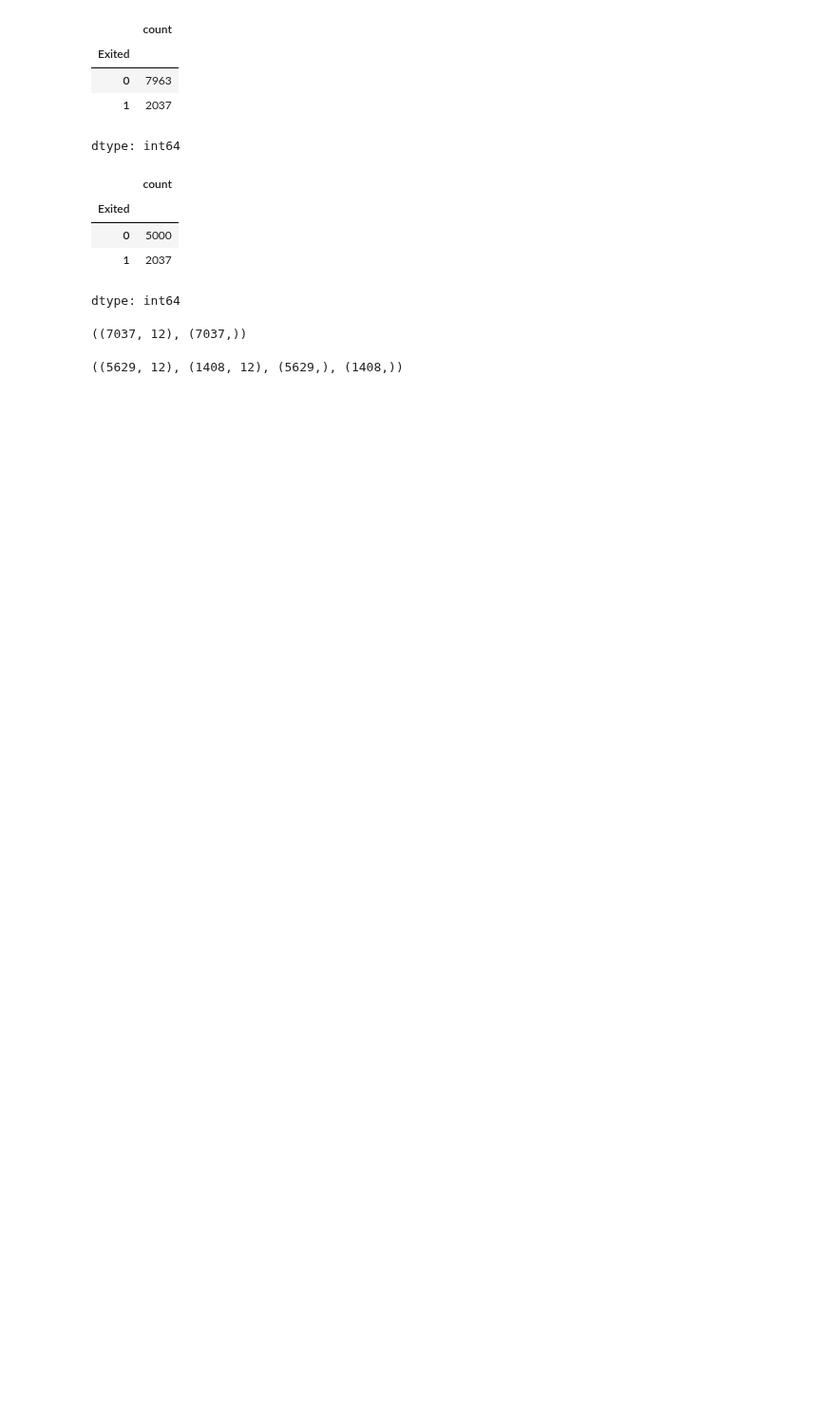
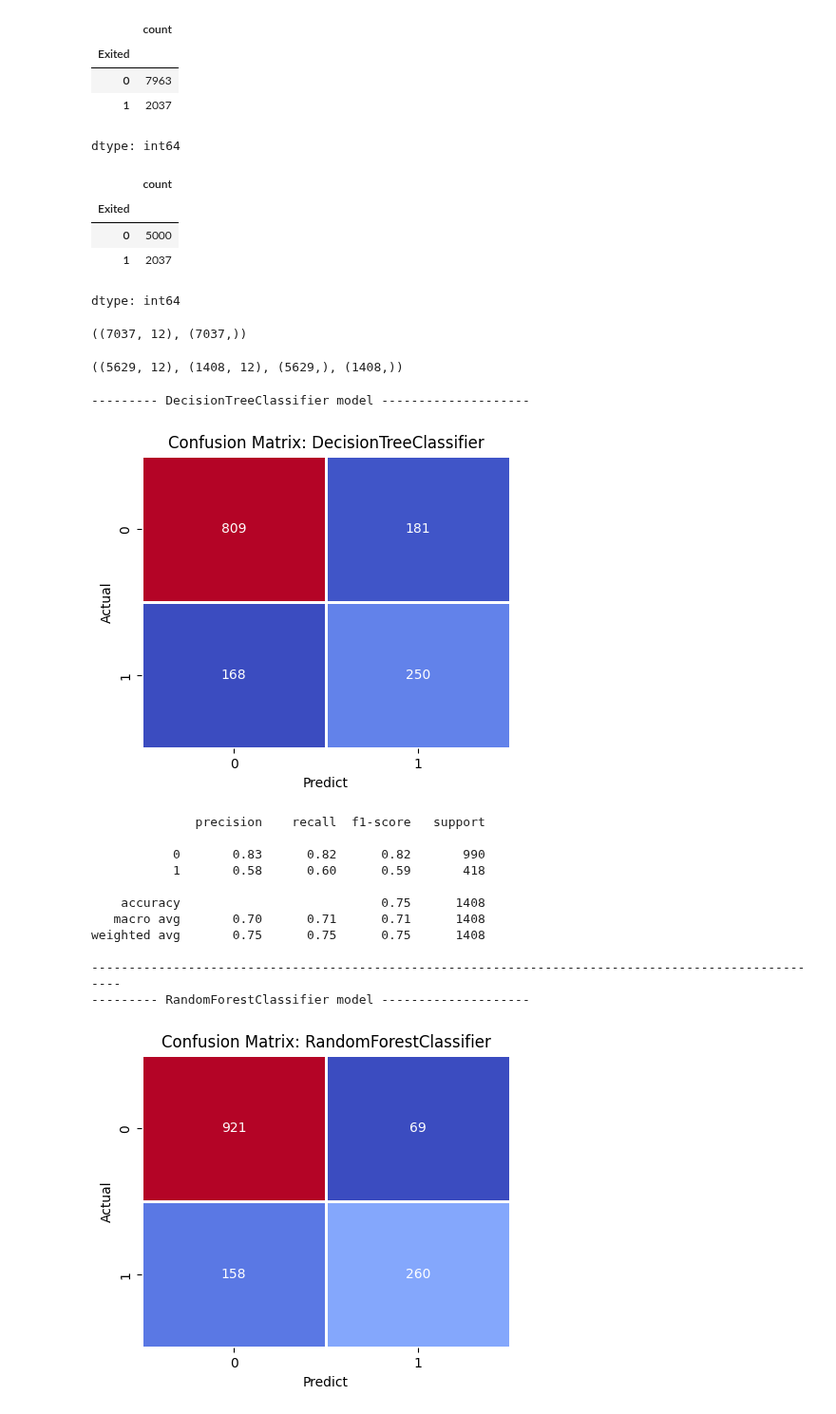
Before and after one commit to sarmuh/Bank-Customer-Churn-ML, a Jupyter notebook: CUSTOMER_CHURN_P3.ipynb, the cells around one changed output. Shown at 95% size. Cells and saved outputs as stored; diff of their text form; code cells hidden in the pictures; blank space fills up the shorter version.

```diff
--- a/CUSTOMER_CHURN_P3.ipynb
+++ b/CUSTOMER_CHURN_P3.ipynb
@@ -70,7 +70,45 @@ X_train.shape,X_test.shape,y_train.shape,y_test.shape
 ((5629, 12), (1408, 12), (5629,), (1408,))
 # %%
 #SMOTining
-esti = MiniBatchKMeans(n_clusters=15,random_state=11)
+esti = MiniBatchKMeans(n_clusters=50,random_state=11)
 sm = KMeansSMOTE(kmeans_estimator=esti,random_state=14)
 
-X_train_sm,y_train_sm = sm.fit(X_train,y_train)
+X_train_sm,y_train_sm = sm.fit_resample(X_train,y_train)
+# %%
+models_tree = {
+  'DecisionTreeClassifier' : DecisionTreeClassifier(),
+  'RandomForestClassifier' : RandomForestClassifier(n_estimators=250),
+  'XGBClassifier' : XGBClassifier(verbosity=0),
+  'LGBMClassifier' : LGBMClassifier(verbose=-1),
+  'CatBoostClassifier': CatBoostClassifier(verbose=False)
+  }
+# %%
+for name,model in models_tree.items():
+  print(f'--------- {name} model --------------------')
+  model.fit(X_train_sm,y_train_sm)
+  y_pred = model.predict(X_test)
+
+  plt.figure(figsize=(5, 4))
+  plt.title(f"Confusion Matrix: {name}")
+  sns.heatmap(confusion_matrix(y_test,y_pred),annot=True,linewidths=1,cbar=False,cmap='coolwarm',fmt='d')
+  plt.ylabel('Actual')
+  plt.xlabel('Predict')
+  plt.show()
+
+  print(classification_report(y_test,y_pred))
+  print('-----'*20)
+# %% [output]
+--------- DecisionTreeClassifier model --------------------
+[figure, added]
+              precision    recall  f1-score   support
+
+           0       0.83      0.82      0.82       990
+           1       0.58      0.60      0.59       418
+
+    accuracy                           0.75      1408
+   macro avg       0.70      0.71      0.71      1408
+weighted avg       0.75      0.75      0.75      1408
+
+----------------------------------------------------------------------------------------------------
+--------- RandomForestClassifier model --------------------
+[figure, added]
```
Also changed, not shown: parts of 1 cell of this notebook.
